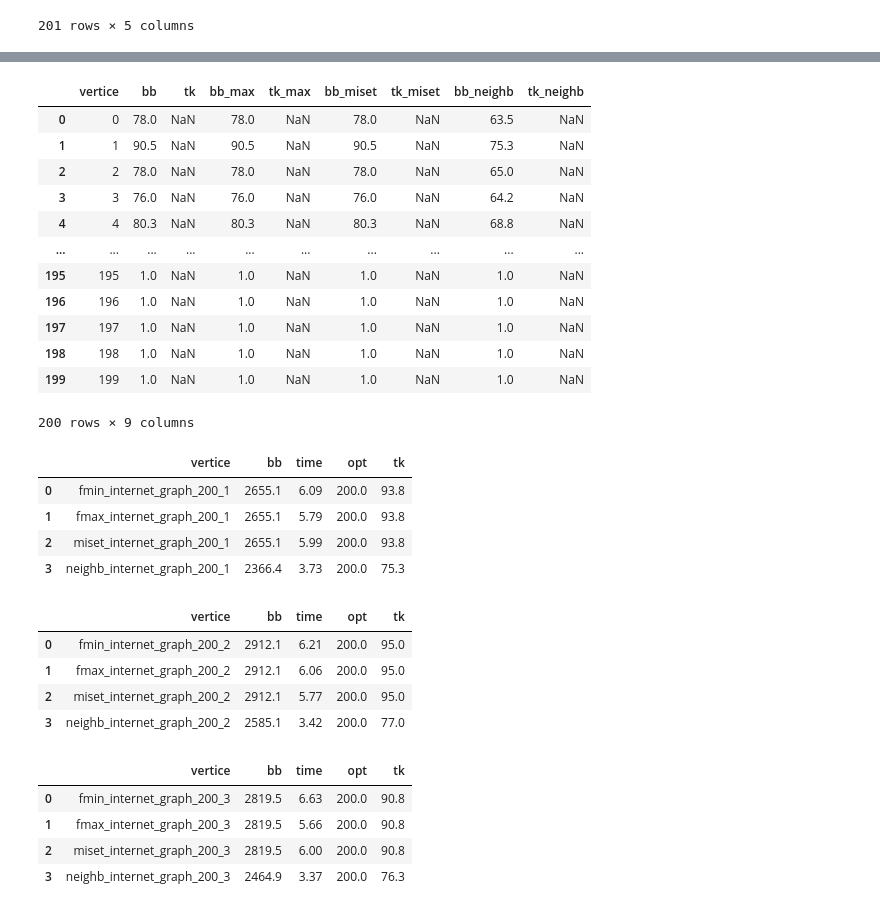
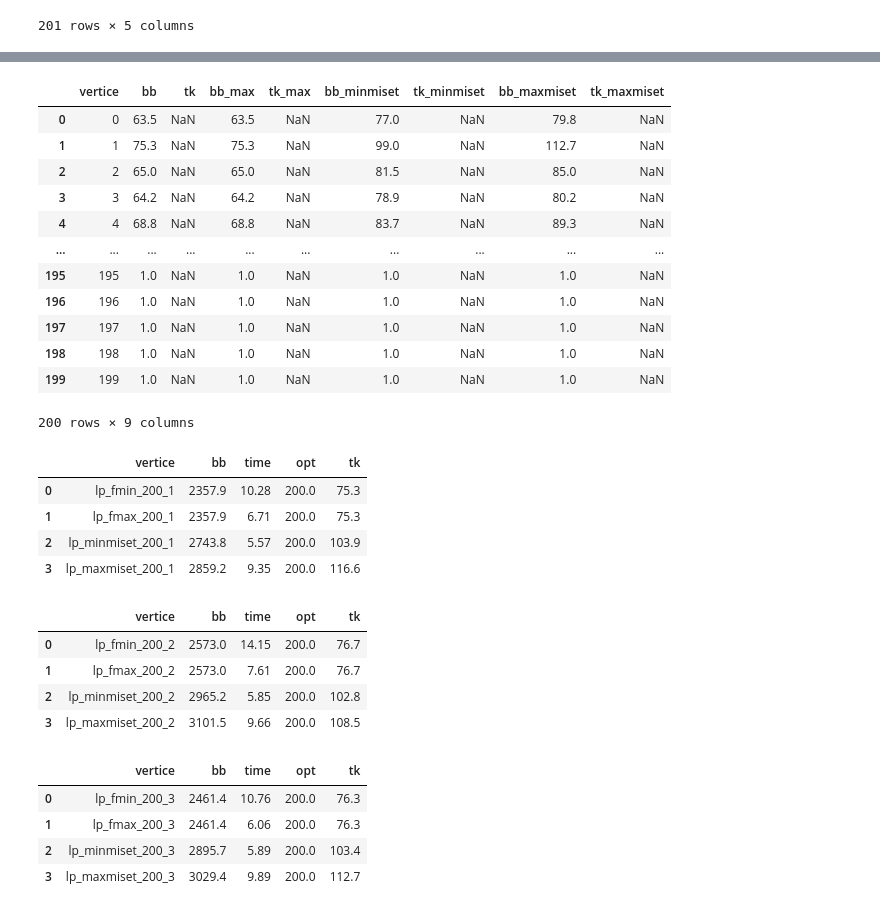
Before and after one commit to jesusossian/tukey, a Jupyter notebook: notebook/results_lp_internet.ipynb, the cells around one changed output, grey strips where cells are left out. Saved outputs shown, nothing was run; the diff lists cells and outputs as text; code cells hidden in the pictures.

```diff
--- a/notebook/results_lp_internet.ipynb
+++ b/notebook/results_lp_internet.ipynb
@@ -612,34 +584,35 @@ result[['vertice','bb','tk','bb_max','tk_max','bb_miset','tk_miset','bb_neighb',
 | 199 | 199 | 1.0 | NaN | 1.0 | NaN | 1.0 | NaN | 1.0 | NaN |
 200 rows × 9 columns
 # %%
-result = pd.DataFrame()
-result = pd.merge(
+result_200_3 = pd.DataFrame()
+
+result_200_3 = pd.merge(
     lp_internet_fmin_200_3, lp_internet_fmax_200_3,
     on=['vertice'],
     suffixes=("", "_max"),
     )
 
-result = pd.merge(
-    result, lp_internet_miset_200_3,
+result_200_3 = pd.merge(
+    result_200_3, lp_internet_minmiset_200_3,
     on=['vertice'],
-    suffixes=("", "_miset"),
+    suffixes=("", "_minmiset"),
     )
 
-result = pd.merge(
-    result, lp_internet_neighb_200_3,
+result_200_3 = pd.merge(
+    result_200_3, lp_internet_maxmiset_200_3,
     on=['vertice'],
-    suffixes=("", "_neighb"),
+    suffixes=("", "_maxmiset"),
     )
 
 #result
-result[['vertice','bb','tk','bb_max','tk_max','bb_miset','tk_miset','bb_neighb','tk_neighb']]
+result_200_3[['vertice','bb','tk','bb_max','tk_max','bb_minmiset','tk_minmiset','bb_maxmiset','tk_maxmiset']]
 # %% [output]
-|  | vertice | bb | tk | bb_max | tk_max | bb_miset | tk_miset | bb_neighb | tk_neighb |
-| 0 | 0 | 78.0 | NaN | 78.0 | NaN | 78.0 | NaN | 63.5 | NaN |
-| 1 | 1 | 90.5 | NaN | 90.5 | NaN | 90.5 | NaN | 75.3 | NaN |
-| 2 | 2 | 78.0 | NaN | 78.0 | NaN | 78.0 | NaN | 65.0 | NaN |
-| 3 | 3 | 76.0 | NaN | 76.0 | NaN | 76.0 | NaN | 64.2 | NaN |
-| 4 | 4 | 80.3 | NaN | 80.3 | NaN | 80.3 | NaN | 68.8 | NaN |
+|  | vertice | bb | tk | bb_max | tk_max | bb_minmiset | tk_minmiset | bb_maxmiset | tk_maxmiset |
+| 0 | 0 | 63.5 | NaN | 63.5 | NaN | 77.0 | NaN | 79.8 | NaN |
+| 1 | 1 | 75.3 | NaN | 75.3 | NaN | 99.0 | NaN | 112.7 | NaN |
+| 2 | 2 | 65.0 | NaN | 65.0 | NaN | 81.5 | NaN | 85.0 | NaN |
+| 3 | 3 | 64.2 | NaN | 64.2 | NaN | 78.9 | NaN | 80.2 | NaN |
+| 4 | 4 | 68.8 | NaN | 68.8 | NaN | 83.7 | NaN | 89.3 | NaN |
 | ... | ... | ... | ... | ... | ... | ... | ... | ... | ... |
 | 195 | 195 | 1.0 | NaN | 1.0 | NaN | 1.0 | NaN | 1.0 | NaN |
 | 196 | 196 | 1.0 | NaN | 1.0 | NaN | 1.0 | NaN | 1.0 | NaN |
@@ -664,38 +637,38 @@ result[['vertice','bb','tk','bb_max','tk_max','bb_miset','tk_miset','bb_neighb',
 res_internet_200_1 = pd.DataFrame()
 res_internet_200_1 = pd.concat([res_internet_200_1,lp_internet_fmin_200_1.loc[200:200]], ignore_index= True)
 res_internet_200_1 = pd.concat([res_internet_200_1,lp_internet_fmax_200_1.loc[200:200]], ignore_index= True)
-res_internet_200_1 = pd.concat([res_internet_200_1,lp_internet_miset_200_1.loc[200:200]], ignore_index= True)
-res_internet_200_1 = pd.concat([res_internet_200_1,lp_internet_neighb_200_1.loc[200:200]], ignore_index= True)
+res_internet_200_1 = pd.concat([res_internet_200_1,lp_internet_minmiset_200_1.loc[200:200]], ignore_index= True)
+res_internet_200_1 = pd.concat([res_internet_200_1,lp_internet_maxmiset_200_1.loc[200:200]], ignore_index= True)
 res_internet_200_1
 # %% [output]
 |  | vertice | bb | time | opt | tk |
-| 0 | fmin_internet_graph_200_1 | 2655.1 | 6.09 | 200.0 | 93.8 |
-| 1 | fmax_internet_graph_200_1 | 2655.1 | 5.79 | 200.0 | 93.8 |
-| 2 | miset_internet_graph_200_1 | 2655.1 | 5.99 | 200.0 | 93.8 |
-| 3 | neighb_internet_graph_200_1 | 2366.4 | 3.73 | 200.0 | 75.3 |
+| 0 | lp_fmin_200_1 | 2357.9 | 10.28 | 200.0 | 75.3 |
+| 1 | lp_fmax_200_1 | 2357.9 | 6.71 | 200.0 | 75.3 |
+| 2 | lp_minmiset_200_1 | 2743.8 | 5.57 | 200.0 | 103.9 |
+| 3 | lp_maxmiset_200_1 | 2859.2 | 9.35 | 200.0 | 116.6 |
 # %%
 res_internet_200_2 = pd.DataFrame()
 res_internet_200_2 = pd.concat([res_internet_200_2,lp_internet_fmin_200_2.loc[200:200]], ignore_index= True)
 res_internet_200_2 = pd.concat([res_internet_200_2,lp_internet_fmax_200_2.loc[200:200]], ignore_index= True)
-res_internet_200_2 = pd.concat([res_internet_200_2,lp_internet_miset_200_2.loc[200:200]], ignore_index= True)
-res_internet_200_2 = pd.concat([res_internet_200_2,lp_internet_neighb_200_2.loc[200:200]], ignore_index= True)
+res_internet_200_2 = pd.concat([res_internet_200_2,lp_internet_minmiset_200_2.loc[200:200]], ignore_index= True)
+res_internet_200_2 = pd.concat([res_internet_200_2,lp_internet_maxmiset_200_2.loc[200:200]], ignore_index= True)
 res_internet_200_2
 # %% [output]
 |  | vertice | bb | time | opt | tk |
-| 0 | fmin_internet_graph_200_2 | 2912.1 | 6.21 | 200.0 | 95.0 |
-| 1 | fmax_internet_graph_200_2 | 2912.1 | 6.06 | 200.0 | 95.0 |
-| 2 | miset_internet_graph_200_2 | 2912.1 | 5.77 | 200.0 | 95.0 |
-| 3 | neighb_internet_graph_200_2 | 2585.1 | 3.42 | 200.0 | 77.0 |
+| 0 | lp_fmin_200_2 | 2573.0 | 14.15 | 200.0 | 76.7 |
+| 1 | lp_fmax_200_2 | 2573.0 | 7.61 | 200.0 | 76.7 |
+| 2 | lp_minmiset_200_2 | 2965.2 | 5.85 | 200.0 | 102.8 |
+| 3 | lp_maxmiset_200_2 | 3101.5 | 9.66 | 200.0 | 108.5 |
 # %%
 res_internet_200_3 = pd.DataFrame()
 res_internet_200_3 = pd.concat([res_internet_200_3,lp_internet_fmin_200_3.loc[200:200]], ignore_index= True)
 res_internet_200_3 = pd.concat([res_internet_200_3,lp_internet_fmax_200_3.loc[200:200]], ignore_index= True)
-res_internet_200_3 = pd.concat([res_internet_200_3,lp_internet_miset_200_3.loc[200:200]], ignore_index= True)
-res_internet_200_3 = pd.concat([res_internet_200_3,lp_internet_neighb_200_3.loc[200:200]], ignore_index= True)
+res_internet_200_3 = pd.concat([res_internet_200_3,lp_internet_minmiset_200_3.loc[200:200]], ignore_index= True)
+res_internet_200_3 = pd.concat([res_internet_200_3,lp_internet_maxmiset_200_3.loc[200:200]], ignore_index= True)
 res_internet_200_3
 # %% [output]
 |  | vertice | bb | time | opt | tk |
-| 0 | fmin_internet_graph_200_3 | 2819.5 | 6.63 | 200.0 | 90.8 |
-| 1 | fmax_internet_graph_200_3 | 2819.5 | 5.66 | 200.0 | 90.8 |
-| 2 | miset_internet_graph_200_3 | 2819.5 | 6.00 | 200.0 | 90.8 |
-| 3 | neighb_internet_graph_200_3 | 2464.9 | 3.37 | 200.0 | 76.3 |
+| 0 | lp_fmin_200_3 | 2461.4 | 10.76 | 200.0 | 76.3 |
+| 1 | lp_fmax_200_3 | 2461.4 | 6.06 | 200.0 | 76.3 |
+| 2 | lp_minmiset_200_3 | 2895.7 | 5.89 | 200.0 | 103.4 |
+| 3 | lp_maxmiset_200_3 | 3029.4 | 9.89 | 200.0 | 112.7 |
```
Also changed, not shown: parts of 6 cells of this notebook.
